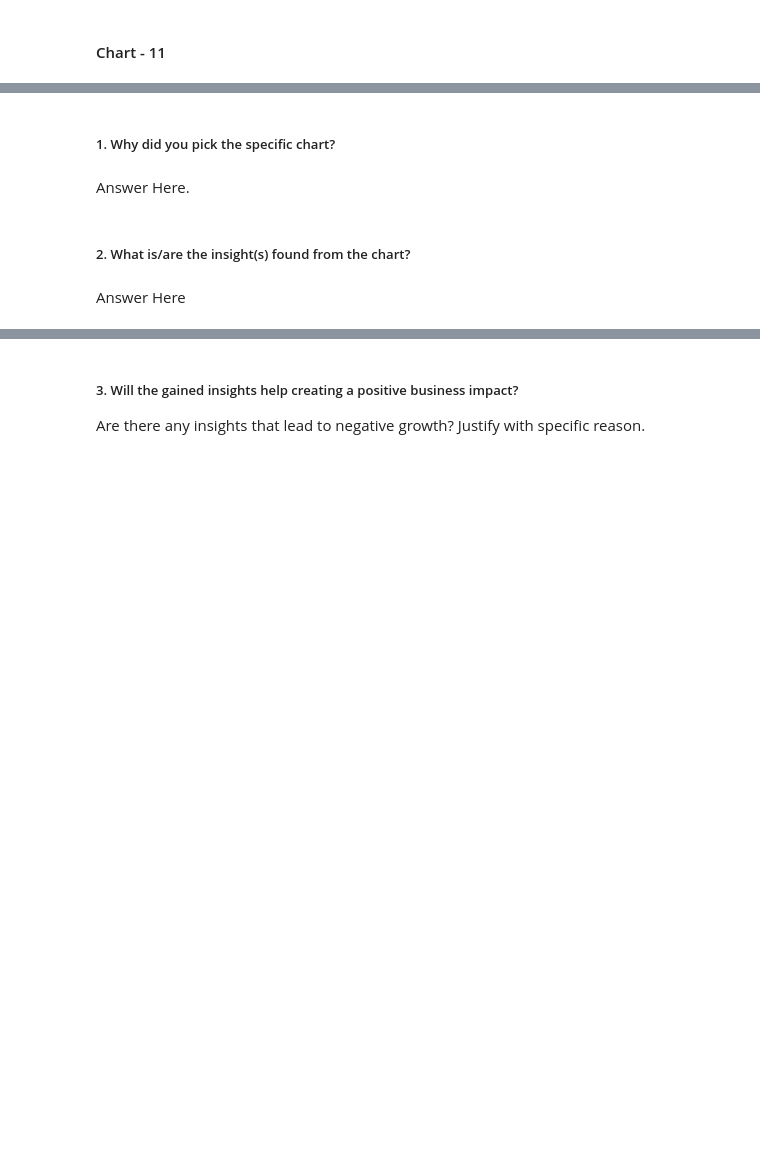
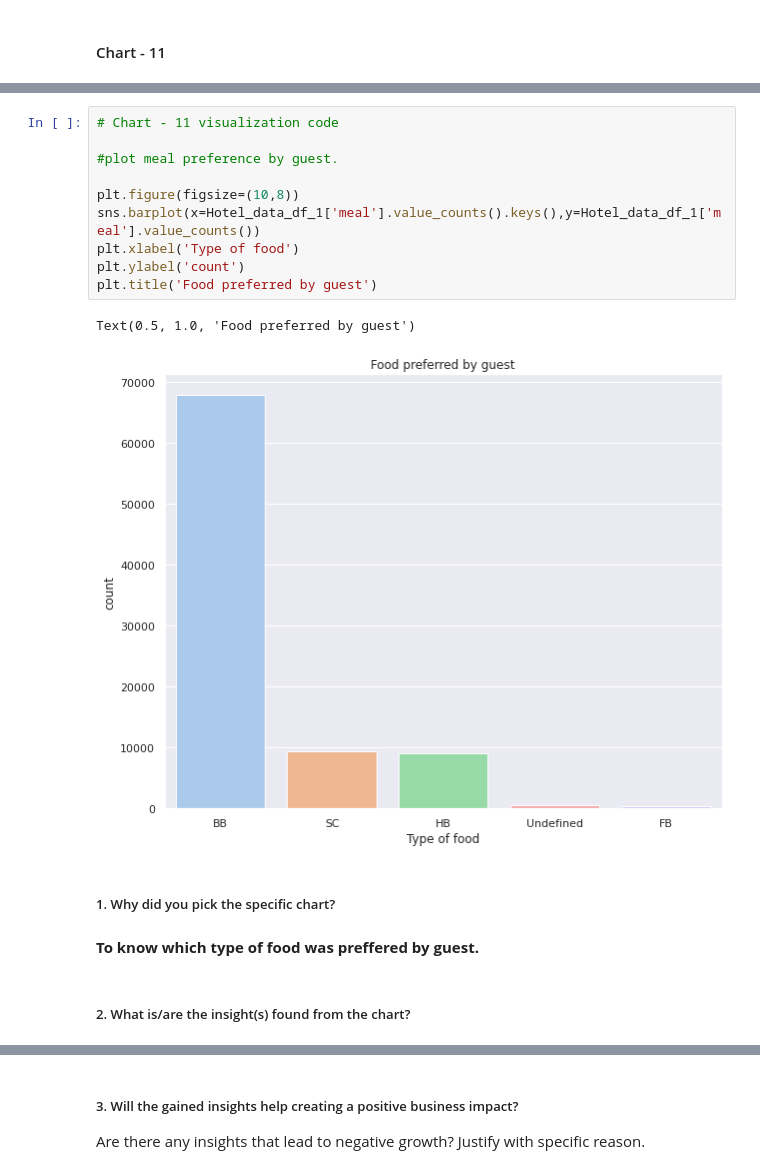
Before and after one commit to akshayghuge777/Hotel_Booking_Analysis., a Jupyter notebook: Akshay_Hotel_Booking_Analysis.ipynb, the cells around one changed output, grey strips where cells are left out. Drawn from its saved outputs; the diff is of its cells as text; blank space fills up the shorter version.

```diff
--- a/Akshay_Hotel_Booking_Analysis.ipynb
+++ b/Akshay_Hotel_Booking_Analysis.ipynb
@@ -934,8 +979,19 @@ Answer Here
+# %%
+# Chart - 11 visualization code
+
+#plot meal preference by guest.
+
+plt.figure(figsize=(10,8))
+sns.barplot(x=Hotel_data_df_1['meal'].value_counts().keys(),y=Hotel_data_df_1['meal'].value_counts())
+plt.xlabel('Type of food')
+plt.ylabel('count')
+plt.title('Food preferred by guest')
+# %% [output]
+Text(0.5, 1.0, 'Food preferred by guest')
+[figure, added]
 # %% [markdown]
 ##### 1. Why did you pick the specific chart?
-# %% [markdown]
-Answer Here.
+# %% [markdown]
+**To know which type of food was preffered by guest.**
 # %% [markdown]
 ##### 2. What is/are the insight(s) found from the chart?
-# %% [markdown]
-Answer Here
```
Also changed, not shown: parts of 32 cells of this notebook.
